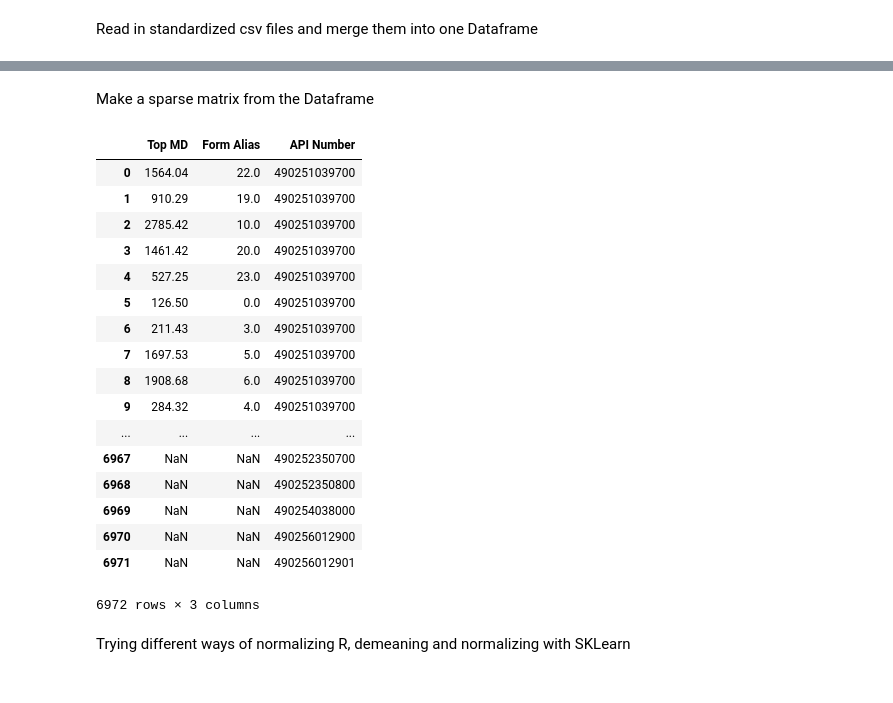
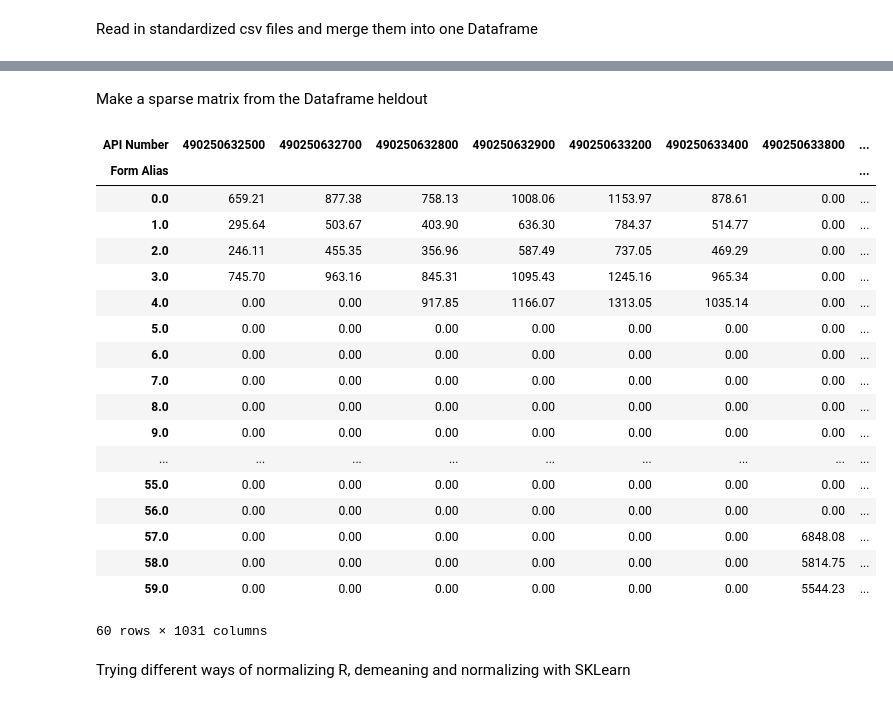
Before and after one commit to SsanyaS14/recommender-system, a Jupyter notebook: shellForModel.ipynb, the cells around one changed output, grey strips where cells are left out. Drawn from its saved outputs; the diff is of its cells as text; code cells hidden in the pictures.

```diff
--- a/shellForModel.ipynb
+++ b/shellForModel.ipynb
@@ -13,6 +13,8 @@ df_form = pd.read_csv("formationout.csv")
 df_well = pd.read_csv("out.csv")
 #Merge the 2 CSVs by API number
 df_merged = df_well.merge(df_form, how = "left", on = "API Number")
+#drop well number identifier since we are using API number
+df_merged.drop(columns="Well Number", inplace = True)
 print(df_merged.head())
 # %% [output]
      API Number  Northing   Easting  True Vertical Depth  Normalized TVD  \
@@ -30,0 +35,14 @@ print(df_merged.head())
+# %%
+df_holdout = df_merged.sample(frac=0.2, random_state=4242001)
+#make list of API numbers that we held out
+heldout_APIs = []
+for i in df_holdout["API Number"]:
+    heldout_APIs.append(i)
+#now we need to go back to our original Dataframe and set the vals we are holding out to 0
+print(df_holdout.head())
+df_merged_heldout = df_merged.copy()
+df_merged_heldout.iloc[2933, 6] = 0
+df_merged_heldout.iloc[2439, 6] = 0
+df_merged_heldout.iloc[3298, 6] = 0
+df_merged_heldout.iloc[542, 6] = 0
+df_merged_heldout.iloc[5466, 6] = 0
@@ -31,27 +63,27 @@ print(df_merged.head())
 # %% [markdown]
-Make a sparse matrix from the Dataframe
+Make a sparse matrix from the Dataframe heldout
 # %%
-D_df = df_merged.pivot_table("Top MD","Form Alias","API Number").fillna(0)
-df_merged[["Top MD", "Form Alias", "API Number"]]
+D_df = df_merged_heldout.pivot_table("Top MD","Form Alias","API Number").fillna(0)
 # %% [output]
-|  | Top MD | Form Alias | API Number |
-| 0 | 1564.04 | 22.0 | 490251039700 |
-| 1 | 910.29 | 19.0 | 490251039700 |
-| 2 | 2785.42 | 10.0 | 490251039700 |
-| 3 | 1461.42 | 20.0 | 490251039700 |
-| 4 | 527.25 | 23.0 | 490251039700 |
-| 5 | 126.50 | 0.0 | 490251039700 |
-| 6 | 211.43 | 3.0 | 490251039700 |
-| 7 | 1697.53 | 5.0 | 490251039700 |
-| 8 | 1908.68 | 6.0 | 490251039700 |
-| 9 | 284.32 | 4.0 | 490251039700 |
-| ... | ... | ... | ... |
-| 6967 | NaN | NaN | 490252350700 |
-| 6968 | NaN | NaN | 490252350800 |
-| 6969 | NaN | NaN | 490254038000 |
-| 6970 | NaN | NaN | 490256012900 |
-| 6971 | NaN | NaN | 490256012901 |
+| API Number | 490250632500 | 490250632700 | 490250632800 | 490250632900 | 490250633200 | 490250633400 | 490250633800 | ... |
+| Form Alias |  |  |  |  |  |  |  | ... |
+| 0.0 | 659.21 | 877.38 | 758.13 | 1008.06 | 1153.97 | 878.61 | 0.00 | ... |
+| 1.0 | 295.64 | 503.67 | 403.90 | 636.30 | 784.37 | 514.77 | 0.00 | ... |
+| 2.0 | 246.11 | 455.35 | 356.96 | 587.49 | 737.05 | 469.29 | 0.00 | ... |
+| 3.0 | 745.70 | 963.16 | 845.31 | 1095.43 | 1245.16 | 965.34 | 0.00 | ... |
+| 4.0 | 0.00 | 0.00 | 917.85 | 1166.07 | 1313.05 | 1035.14 | 0.00 | ... |
+| 5.0 | 0.00 | 0.00 | 0.00 | 0.00 | 0.00 | 0.00 | 0.00 | ... |
+| 6.0 | 0.00 | 0.00 | 0.00 | 0.00 | 0.00 | 0.00 | 0.00 | ... |
+| 7.0 | 0.00 | 0.00 | 0.00 | 0.00 | 0.00 | 0.00 | 0.00 | ... |
+| 8.0 | 0.00 | 0.00 | 0.00 | 0.00 | 0.00 | 0.00 | 0.00 | ... |
+| 9.0 | 0.00 | 0.00 | 0.00 | 0.00 | 0.00 | 0.00 | 0.00 | ... |
+| ... | ... | ... | ... | ... | ... | ... | ... | ... |
+| 55.0 | 0.00 | 0.00 | 0.00 | 0.00 | 0.00 | 0.00 | 0.00 | ... |
+| 56.0 | 0.00 | 0.00 | 0.00 | 0.00 | 0.00 | 0.00 | 0.00 | ... |
+| 57.0 | 0.00 | 0.00 | 0.00 | 0.00 | 0.00 | 0.00 | 6848.08 | ... |
+| 58.0 | 0.00 | 0.00 | 0.00 | 0.00 | 0.00 | 0.00 | 5814.75 | ... |
+| 59.0 | 0.00 | 0.00 | 0.00 | 0.00 | 0.00 | 0.00 | 5544.23 | ... |
-6972 rows × 3 columns
+60 rows × 1031 columns
 # %% [markdown]
 Trying different ways of normalizing R, demeaning and normalizing with SKLearn
 # %%
```
Also changed, not shown: parts of 13 cells of this notebook, 1 other file.
